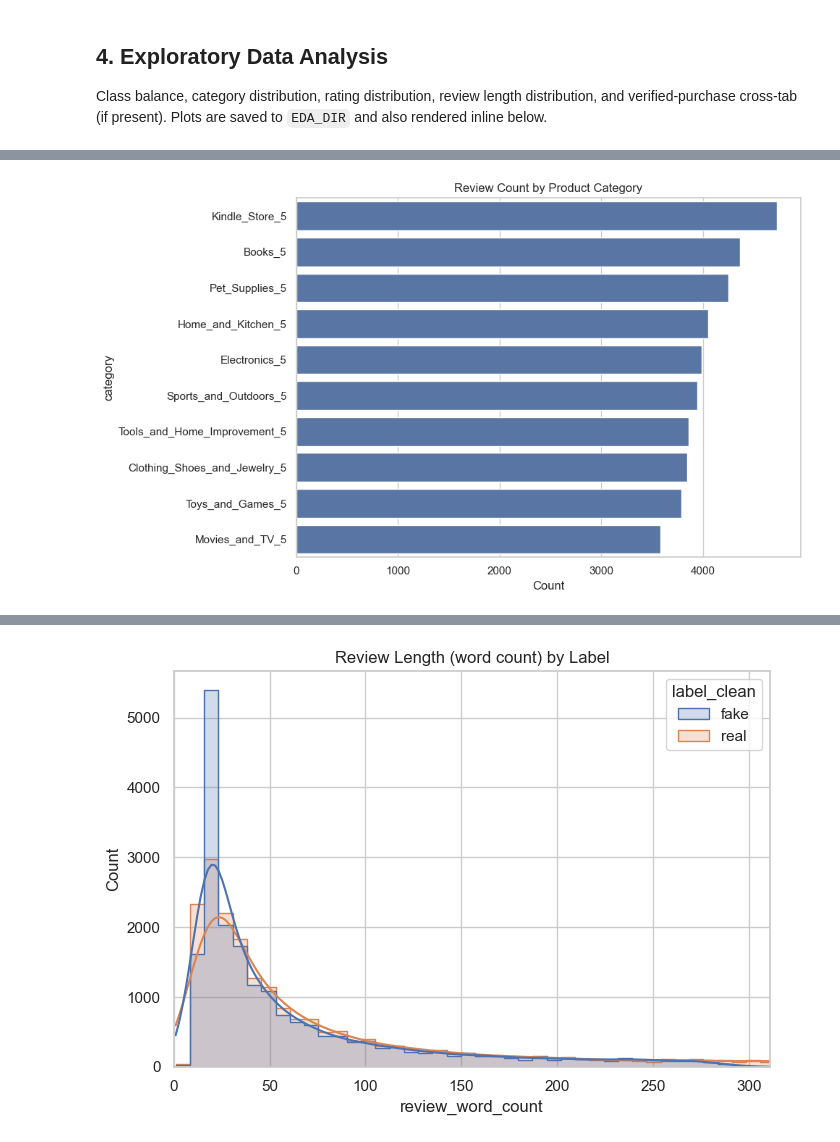
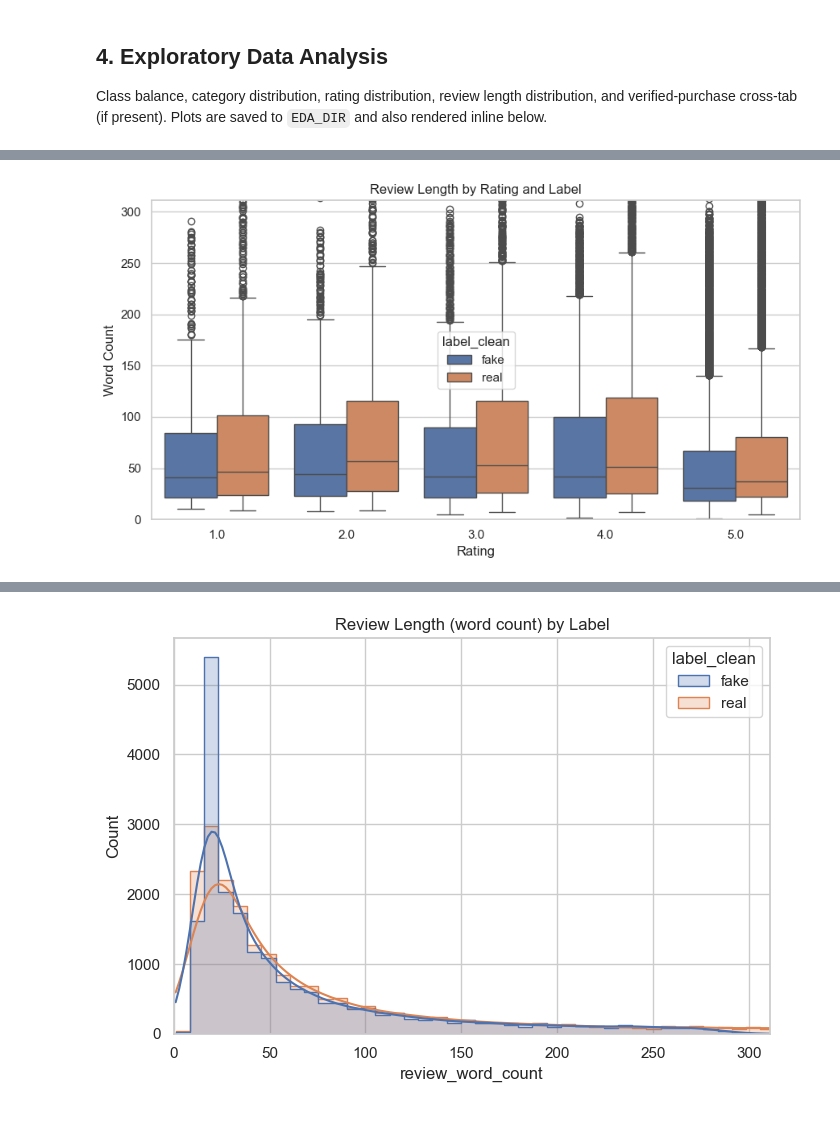
Before and after one commit to sankajithdjinasena/Review-Real-Fake-Classifier, a Jupyter notebook: 01_fake_reviews_clean_eda.ipynb, the cells around one changed output, grey strips where cells are left out. Drawn from its saved outputs; the diff is of its cells as text; code cells hidden in the pictures.

```diff
--- a/01_fake_reviews_clean_eda.ipynb
+++ b/01_fake_reviews_clean_eda.ipynb
@@ -114,3 +61,0 @@ def normalize_columns(df: pd.DataFrame) -> pd.DataFrame:
-# %%
-df = normalize_columns(df)
-df.head()
@@ -123,0 +70,9 @@ df.head()
+# %%
+df = df.rename(columns={"text_": "review_text"})
+
+df["label_clean"] = df["label"].map({
+    "CG": "fake",
+    "OR": "real"
+})
+
+df.head()
@@ -201,11 +362,27 @@ Name: count, dtype: int64
 # %%
-plt.figure(figsize=(10, 6))
-top_cats = df["category"].value_counts().head(30)
-sns.barplot(x=top_cats.values, y=top_cats.index)
-plt.title("Review Count by Product Category")
-plt.xlabel("Count")
+plt.figure(figsize=(9, 5))
+
+sns.boxplot(
+    data=df,
+    x="rating",
+    y="review_word_count",
+    hue="label_clean"
+)
+
+plt.title("Review Length by Rating and Label")
+plt.xlabel("Rating")
+plt.ylabel("Word Count")
+
+plt.ylim(
+    0,
+    df["review_word_count"].quantile(0.99)
+)
+
 plt.tight_layout()
-plt.savefig(os.path.join(EDA_DIR, "category_distribution.png"), dpi=150)
+plt.savefig(
+    os.path.join(EDA_DIR, "review_length_rating_label.png"),
+    dpi=150
+)
 plt.show()
 # %% [output]
-[figure, old version]
+[figure, new version]
```
Also changed, not shown: parts of 16 cells of this notebook, 18 other files.
